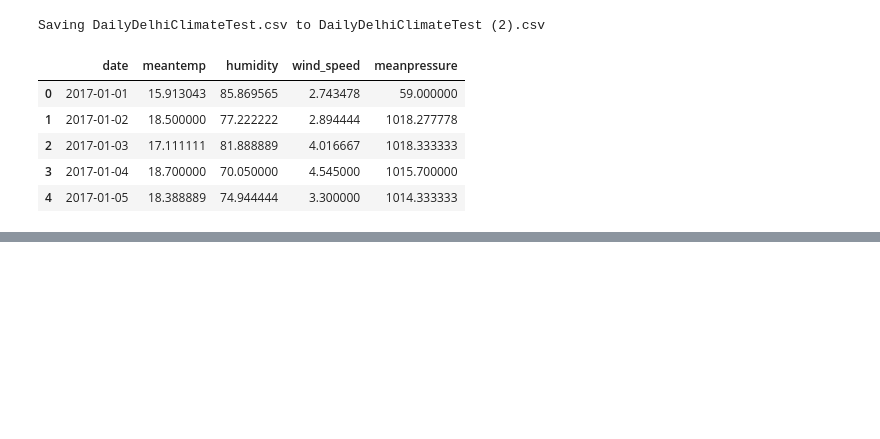
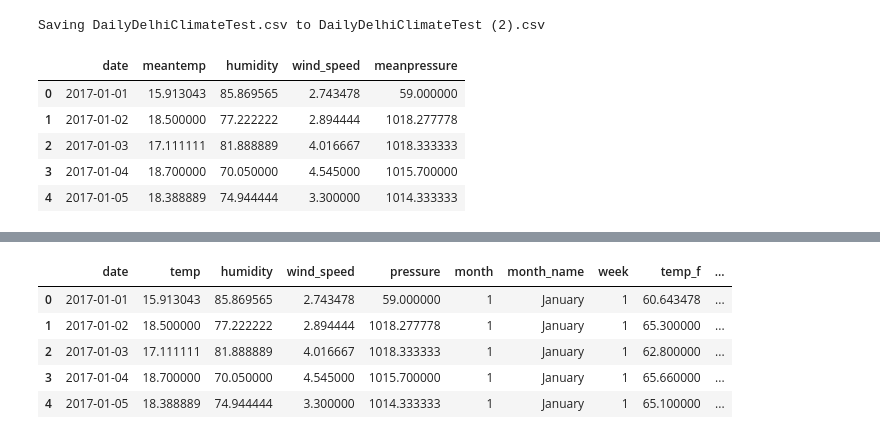
Before and after one commit to Aman3756/seattle-weather-analysis, a Jupyter notebook: Main.ipynb, the cells around one changed output, grey strips where cells are left out. Drawn from its saved outputs; the diff is of its cells as text; code cells hidden in the pictures; blank space fills up the shorter version.

```diff
--- a/Main.ipynb
+++ b/Main.ipynb
@@ -1,13 +3,11 @@
 # %%
 import pandas as pd
 import numpy as np
-import matplotlib.pyplot as plt
-import seaborn as sns
 from google.colab import files
 
 uploaded = files.upload()   # choose DailyDelhiClimateTest.csv
-df = pd.read_csv("DailyDelhiClimateTest.csv")
-df.head()
+data = pd.read_csv("DailyDelhiClimateTest.csv")
+data.head()
 # %% [output]
 [interactive output not drawn]
 Saving DailyDelhiClimateTest.csv to DailyDelhiClimateTest (2).csv
@@ -141,0 +45,21 @@ Conclusion
+# %%
+data['date'] = pd.to_datetime(data['date'])
+data = data.rename(columns={'meantemp': 'temp',
+                            'meanpressure': 'pressure'})
+
+data['month'] = data['date'].dt.month
+data['month_name'] = data['date'].dt.month_name()
+data['week'] = (data['date'].dt.dayofyear - 1) // 7 + 1
+data['temp_f'] = data['temp'] * 9 / 5 + 32
+
+data['temp_category'] = np.where(data['temp'] > 25, 'Warm',
+                         np.where(data['temp'] > 15, 'Mild', 'Cold'))
+data['humid_level'] = np.where(data['humidity'] > 60, 'High', 'Low')
+data.head()
+# %% [output]
+|  | date | temp | humidity | wind_speed | pressure | month | month_name | week | temp_f | ... |
+| 0 | 2017-01-01 | 15.913043 | 85.869565 | 2.743478 | 59.000000 | 1 | January | 1 | 60.643478 | ... |
+| 1 | 2017-01-02 | 18.500000 | 77.222222 | 2.894444 | 1018.277778 | 1 | January | 1 | 65.300000 | ... |
+| 2 | 2017-01-03 | 17.111111 | 81.888889 | 4.016667 | 1018.333333 | 1 | January | 1 | 62.800000 | ... |
+| 3 | 2017-01-04 | 18.700000 | 70.050000 | 4.545000 | 1015.700000 | 1 | January | 1 | 65.660000 | ... |
+| 4 | 2017-01-05 | 18.388889 | 74.944444 | 3.300000 | 1014.333333 | 1 | January | 1 | 65.100000 | ... |
```
Also changed, not shown: parts of 16 cells of this notebook.
